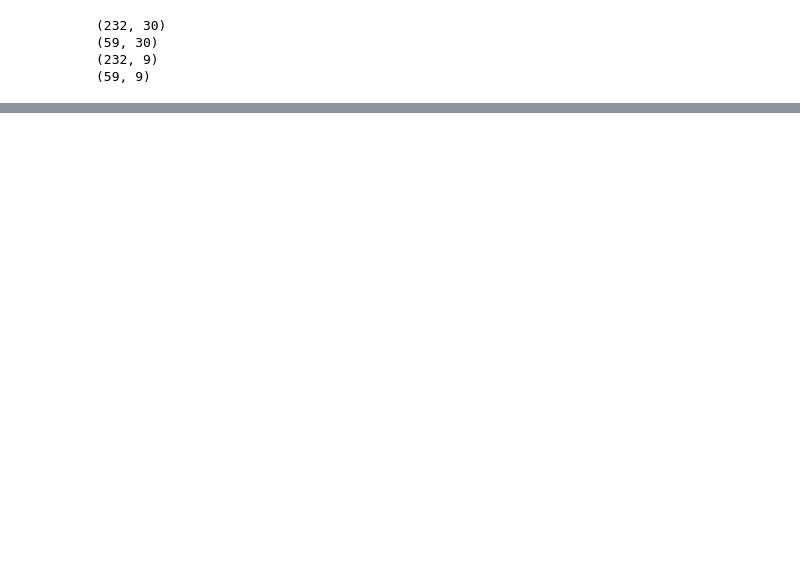
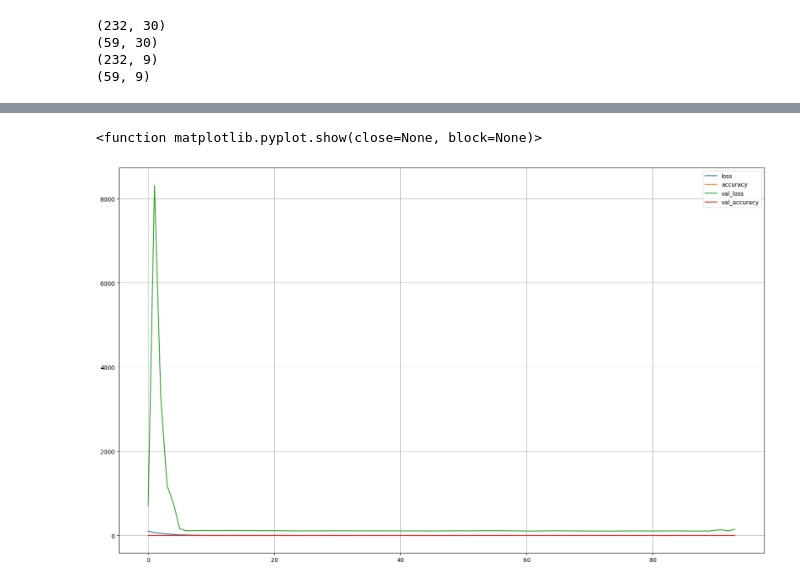
Before and after one commit to ByeonJaeseong/DeepLearningProject, a Jupyter notebook: grade_cut.ipynb, the cells around one changed output, grey strips where cells are left out. Drawn from its saved outputs; the diff is of its cells as text; code cells hidden in the pictures; blank space fills up the shorter version.

```diff
--- a/grade_cut.ipynb
+++ b/grade_cut.ipynb
@@ -81,6 +83,10 @@ print(data_Y)
 from sklearn import model_selection
 
 x_train, x_test, y_train, y_test = model_selection.train_test_split(percentage_data, grade_cut, test_size=0.2, random_state=42)
+X_valid=x_train[:59]
+Y_valid=y_train[:59]
+X_train=x_train[59:]
+Y_train=y_train[59:]
 print(x_train.shape)
 print(x_test.shape)
 print(y_train.shape)
@@ -92,0 +115,17 @@ print(y_test.shape)
+# %%
+import tensorflow as tf
+from tensorflow import keras
+from sklearn.preprocessing import StandardScaler
+initializer = tf.keras.initializers.Identity()
+
+def build_model(n_hidden=1, n_neurons=30, learning_rate=3e-3, input_shape=[30,], Huberloss=7):
+    model = keras.models.Sequential()
+    model.add(keras.layers.InputLayer(input_shape = input_shape))
+    for layer in range(n_hidden):
+        model.add(keras.layers.Dense(n_neurons, activation="selu"))
+    model.add(keras.layers.Dense(9, kernel_initializer=initializer))
+    optimizer = keras.optimizers.Nadam(learning_rate=learning_rate)
+    model.compile(loss=HuberLoss(Huberloss), optimizer=optimizer)
+    return model
+# %%
+keras_reg = keras.wrappers.scikit_learn.KerasRegressor(build_model)
@@ -92,0 +209,12 @@ print(y_test.shape)
+# %%
+model = keras.models.Sequential([keras.layers.InputLayer(input_shape = [30,]),
+keras.layers.Dropout(rate=0.3),
+keras.layers.Dense(33, activation = "selu"),
+keras.layers.Dense(33, activation = "selu"),
+keras.layers.Dense(33, activation = "selu"),
+keras.layers.Dense(9, kernel_initializer=initializer)
+])
+model.compile(loss=HuberLoss(1), optimizer = keras.optimizers.Nadam(learning_rate=0.022581069891024586,), metrics=['accuracy'])
+
+history = model.fit(X_train, Y_train, epochs = 700, validation_data = (X_valid, Y_valid), callbacks=[keras.callbacks.EarlyStopping(patience=20)])
+mse_test = model.evaluate(x_test, y_test)
@@ -92,0 +239,10 @@ print(y_test.shape)
+# %%
+import pandas as pd
+import matplotlib.pyplot as plt
+
+pd.DataFrame(history.history).plot(figsize=(20, 12))
+plt.grid(True)
+plt.show
+# %% [output]
+<function matplotlib.pyplot.show(close=None, block=None)>
+[figure, added]
```
Also changed, not shown: parts of 8 cells of this notebook.
